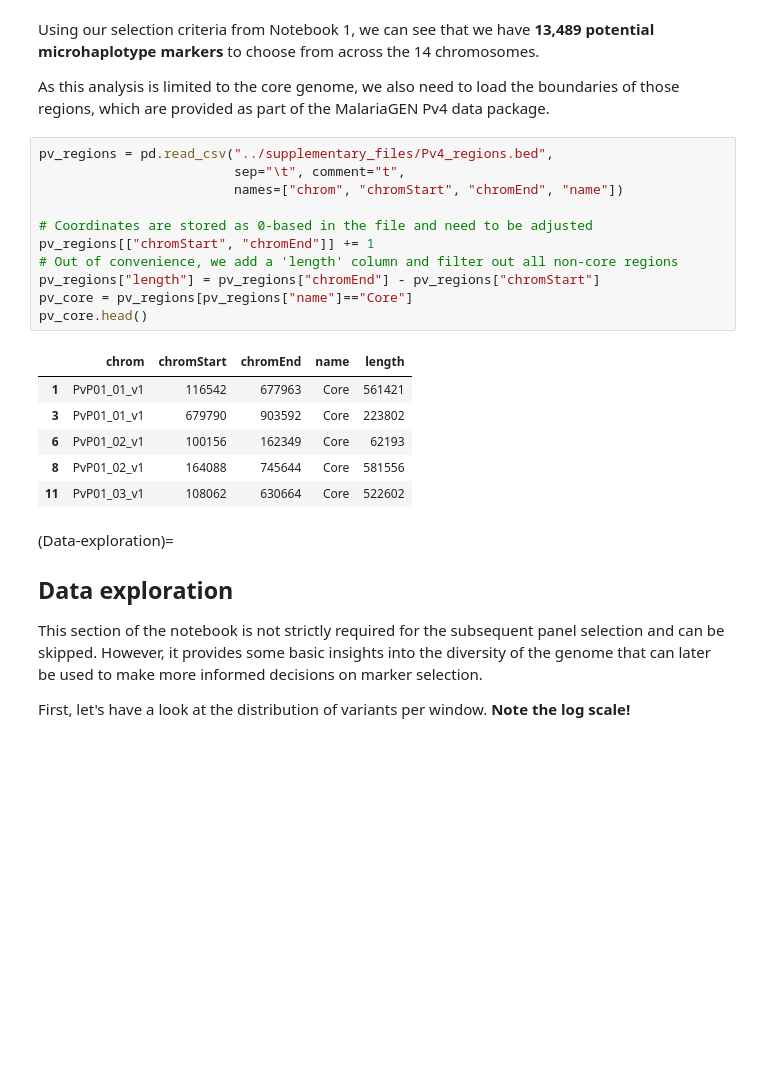
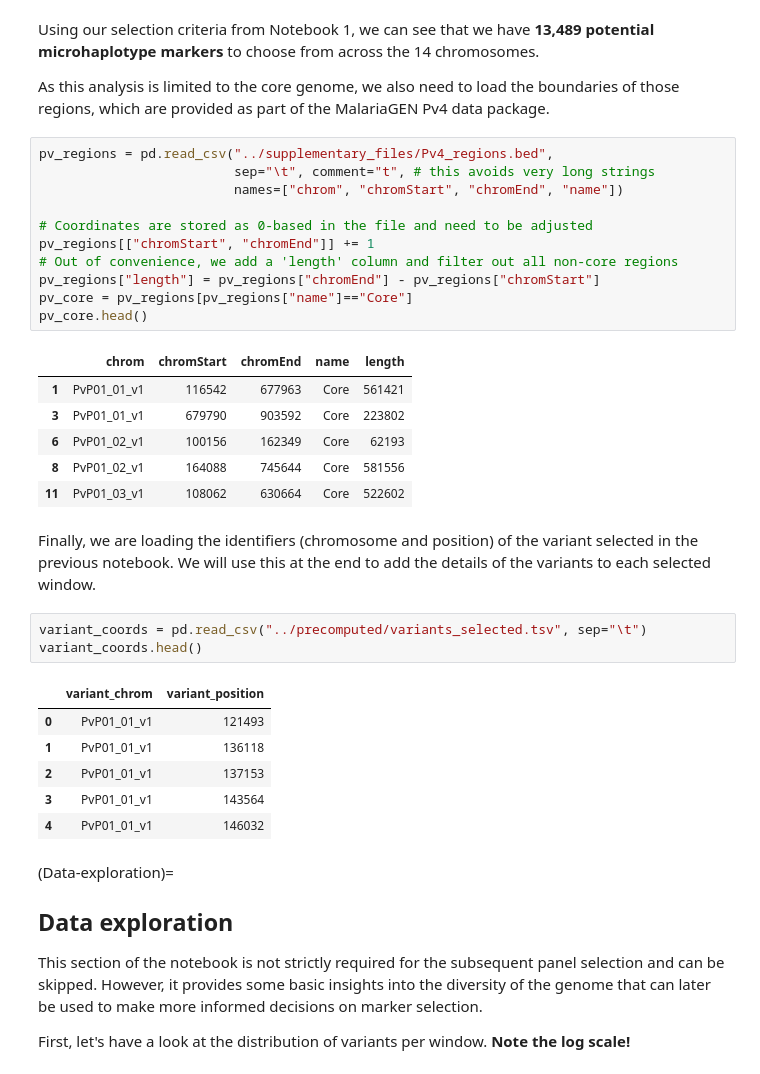
Before and after one commit to svsiegel/vivax-mhaps, a Jupyter notebook: docs/_sources/selection.ipynb, the cells around one changed output. Drawn from its saved outputs; the diff is of its cells as text; blank space fills up the shorter version.

```diff
--- a/docs/_sources/selection.ipynb
+++ b/docs/_sources/selection.ipynb
@@ -83,7 +73,7 @@ Using our selection criteria from Notebook 1, we can see that we have **13,489 p
 As this analysis is limited to the core genome, we also need to load the boundaries of those regions, which are provided as part of the MalariaGEN Pv4 data package.
 # %%
 pv_regions = pd.read_csv("../supplementary_files/Pv4_regions.bed",
-                         sep="\t", comment="t",
+                         sep="\t", comment="t", # this avoids very long strings
                          names=["chrom", "chromStart", "chromEnd", "name"])
 
 # Coordinates are stored as 0-based in the file and need to be adjusted
@@ -99,6 +89,18 @@ pv_core.head()
 | 6 | PvP01_02_v1 | 100156 | 162349 | Core | 62193 |
 | 8 | PvP01_02_v1 | 164088 | 745644 | Core | 581556 |
 | 11 | PvP01_03_v1 | 108062 | 630664 | Core | 522602 |
+# %% [markdown]
+Finally, we are loading the identifiers (chromosome and position) of the variant selected in the previous notebook. We will use this at the end to add the details of the variants to each selected window.
+# %%
+variant_coords = pd.read_csv("../precomputed/variants_selected.tsv", sep="\t")
+variant_coords.head()
+# %% [output]
+|  | variant_chrom | variant_position |
+| 0 | PvP01_01_v1 | 121493 |
+| 1 | PvP01_01_v1 | 136118 |
+| 2 | PvP01_01_v1 | 137153 |
+| 3 | PvP01_01_v1 | 143564 |
+| 4 | PvP01_01_v1 | 146032 |
 # %% [markdown]
 (Data-exploration)=
 ## Data exploration
```
Also changed, not shown: parts of 19 cells of this notebook, 9 other files.
